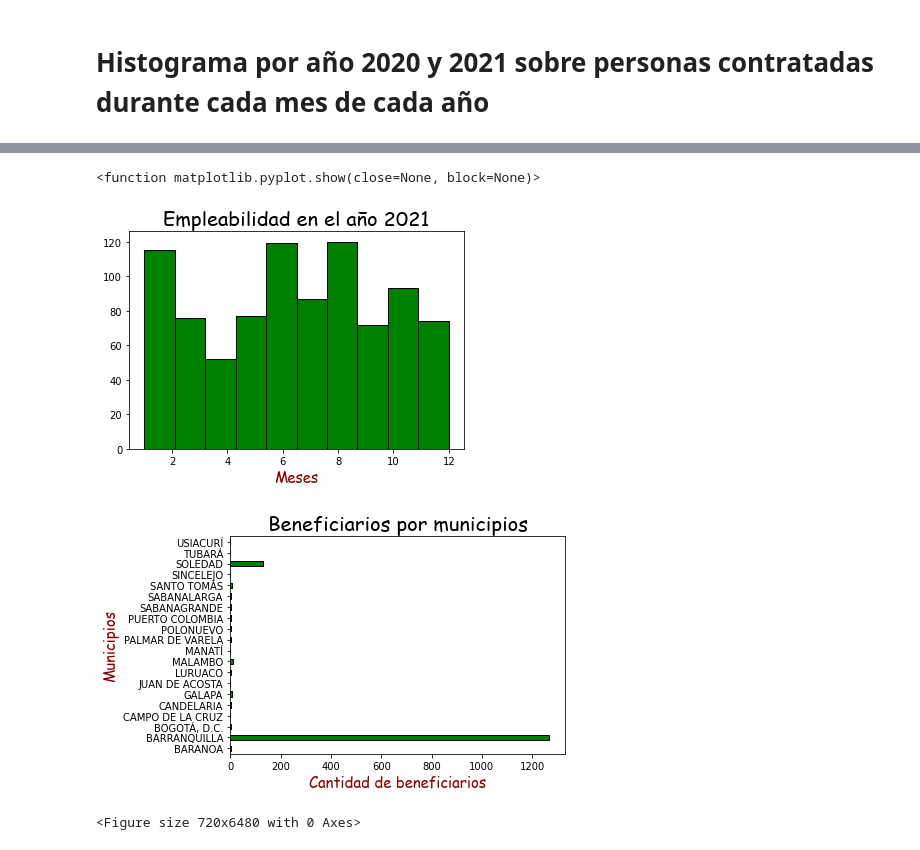
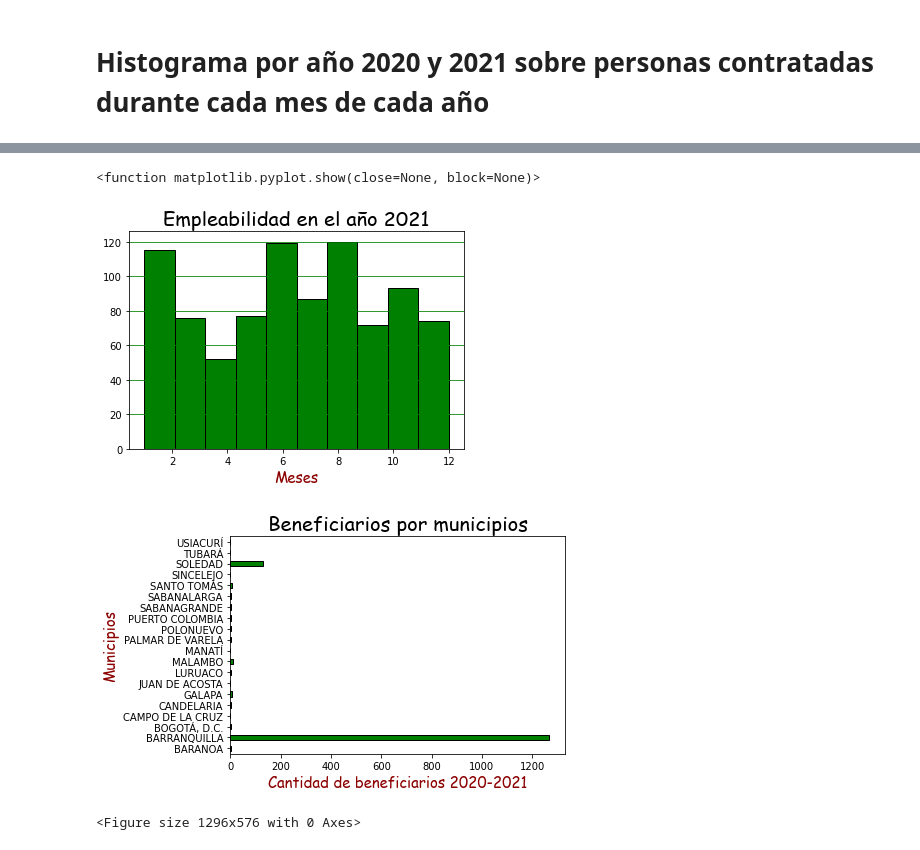
Before and after one commit to SaukB/Analisis, a Jupyter notebook: Material/Proyecto.ipynb, the cells around one changed output, grey strips where cells are left out. Cells and saved outputs as stored; diff of their text form; code cells hidden in the pictures.

```diff
--- a/Material/Proyecto.ipynb
+++ b/Material/Proyecto.ipynb
@@ -190,13 +196,14 @@ plt.show
 # %%
 
 anio2021.Mes.plot.hist(edgecolor='black',color='Green')
 plt.title ('Empleabilidad en el año 2021',fontdict = font1)
 plt.xlabel('Meses', fontdict = font2)
+plt.grid(axis="y", color="green")
 plt.ylabel('')
 plt.show
 # %% [output]
 <function matplotlib.pyplot.show(close=None, block=None)>
-[figure, old version]
+[figure, new version]
 # %%
 
 valor_por_ciudad = mdatos.groupby("Ciudad_Residencia")["Situación_Laboral"].count()
@@ -204,9 +211,9 @@ valor_por_ciudad.head(20).plot.barh(edgecolor="black",color="green")
 plt.title("Beneficiarios por municipios",fontdict=font1)
 plt.ylabel("Municipios", fontdict= font2)
 plt.xlabel('Cantidad de beneficiarios 2020-2021',fontdict=font2)
-plt.figure(figsize=(10,90))
+plt.figure( figsize =(18,8))
 
 plt.show()
 # %% [output]
-[figure, old version]
+[figure, new version]
-<Figure size 720x6480 with 0 Axes>
+<Figure size 1296x576 with 0 Axes>
```
Also changed, not shown: parts of 3 cells of this notebook.
